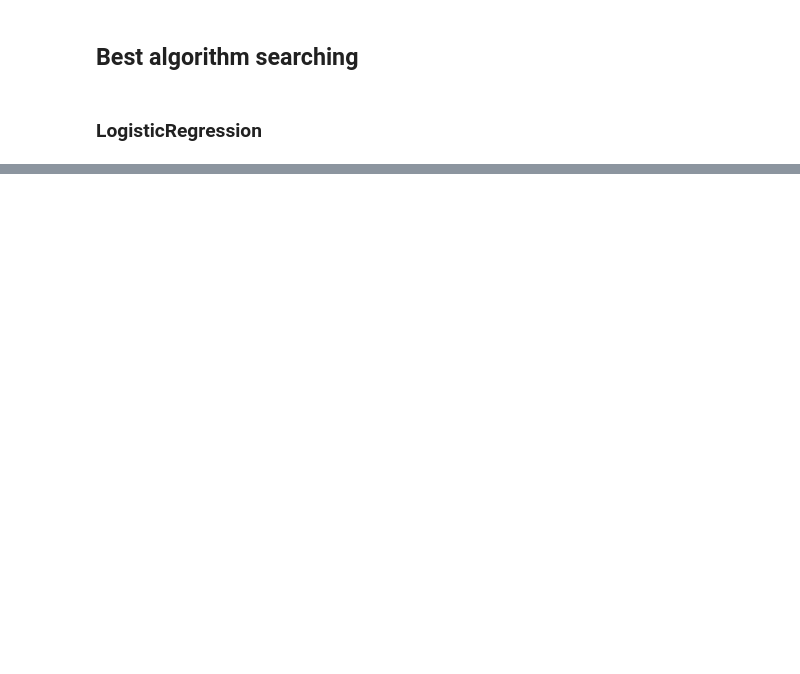
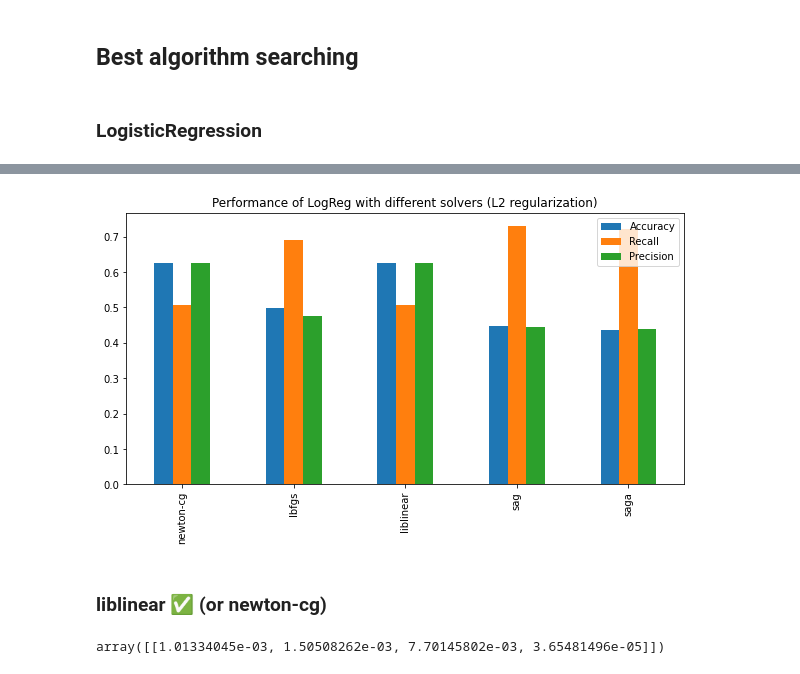
Before and after one commit to matveyspiridonov/ML-DS-studies, a Jupyter notebook: Open_Researchments/Tariff_Recommendation/tariff_recommendation.ipynb, the cells around one changed output, grey strips where cells are left out. Saved outputs shown, nothing was run; the diff lists cells and outputs as text; code cells hidden in the pictures; blank space fills up the shorter version.

```diff
--- a/Open_Researchments/Tariff_Recommendation/tariff_recommendation.ipynb
+++ b/Open_Researchments/Tariff_Recommendation/tariff_recommendation.ipynb
@@ -49,6 +84,7 @@ features.shape, target.shape
 # %%
 train_features, valid_features, train_target, valid_target = train_test_split(features, target, test_size=0.20,
                                                                               random_state=42, stratify=target)
-train_features, test_features, train_target, test_target = train_test_split(train_features, train_target, test_size=0.25,
+train_features, test_features, train_target, test_target = train_test_split(train_features, train_target,
+                                                                            test_size=0.25,
                                                                             random_state=42, stratify=train_target)
 # %%
@@ -67,0 +207,3 @@ logreg = LogisticRegression(random_state=42)
+# %%
+scores_solvers_with_l2 = pd.DataFrame(scores_solvers_with_l2).T
+scores_solvers_with_l2
@@ -67,0 +222,13 @@ logreg = LogisticRegression(random_state=42)
+# %%
+axes = scores_solvers_with_l2.plot(kind='bar', title="Performance of LogReg with different solvers (L2 regularization)",
+                                   figsize=(10, 5))
+# %% [output]
+[figure, added]
+# %% [markdown]
+### liblinear ✅ (or newton-cg)
+# %%
+logreg = LogisticRegression(random_state=42, solver='liblinear', penalty='l1')
+logreg.fit(train_features, train_target)
+logreg.coef_
+# %% [output]
+array([[1.01334045e-03, 1.50508262e-03, 7.70145802e-03, 3.65481496e-05]])
```
Also changed, not shown: parts of 27 cells of this notebook, 2 other files.
